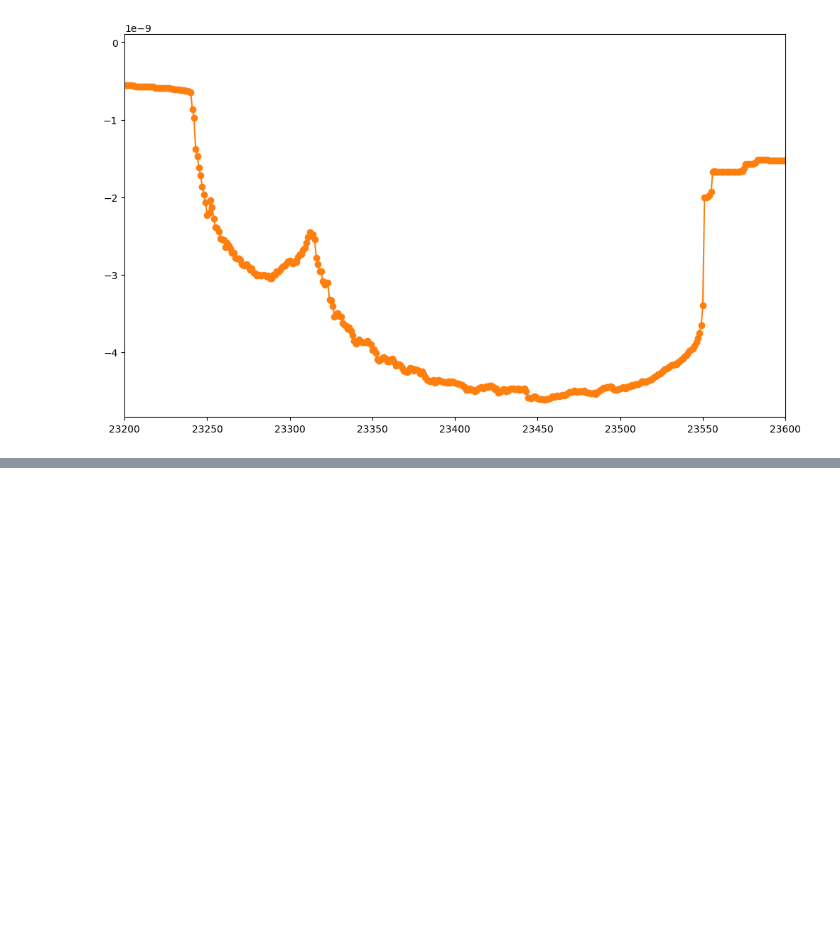
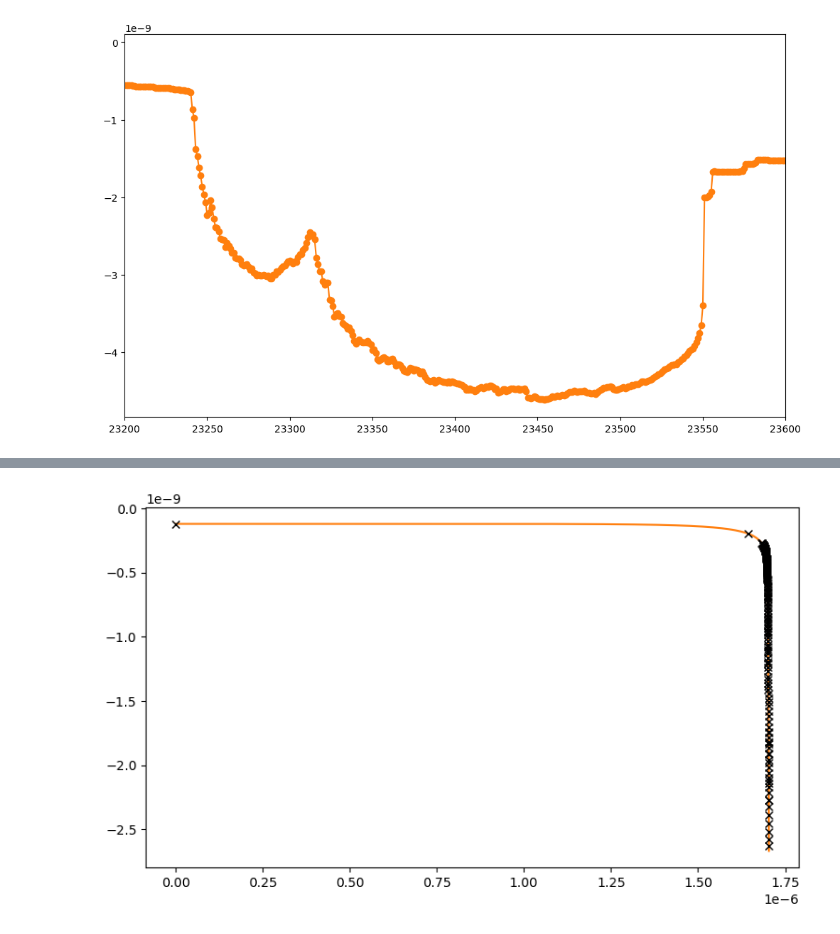
Before and after one commit to ponomarevandr/disruption, a Jupyter notebook: dimp_breakdown/experiments/energy_test.ipynb, the cells around one changed output, grey strips where cells are left out. Saved outputs shown, nothing was run; the diff lists cells and outputs as text; code cells hidden in the pictures; blank space fills up the shorter version.

```diff
--- a/dimp_breakdown/experiments/energy_test.ipynb
+++ b/dimp_breakdown/experiments/energy_test.ipynb
@@ -200,0 +225,7 @@ plt.show()
+# %%
+df_disturbance_new_energy = pd.read_csv(
+    data_dir + 'disturbance_new_energy.dat',
+    sep=r'\s+', index_col=False
+)
+df_disturbance_new_energy['energy_total'] = df_disturbance_new_energy['energy_electr'] + df_disturbance_new_energy['energy_nonlocal']
+df_disturbance_new_energy
@@ -200,0 +259,7 @@ plt.show()
+# %%
+plt.figure(figsize=(9, 5))
+plt.plot(df_disturbance_new_adapt['model_time'], df_disturbance_new_energy['energy_total'], color='C1')
+plt.plot(df_disturbance_new_adapt['model_time'][::50], df_disturbance_new_energy['energy_total'][::50], 'x', color='black')
+plt.show()
+# %% [output]
+[figure, added]
```
Also changed, not shown: parts of 20 cells of this notebook, 9 other files.
